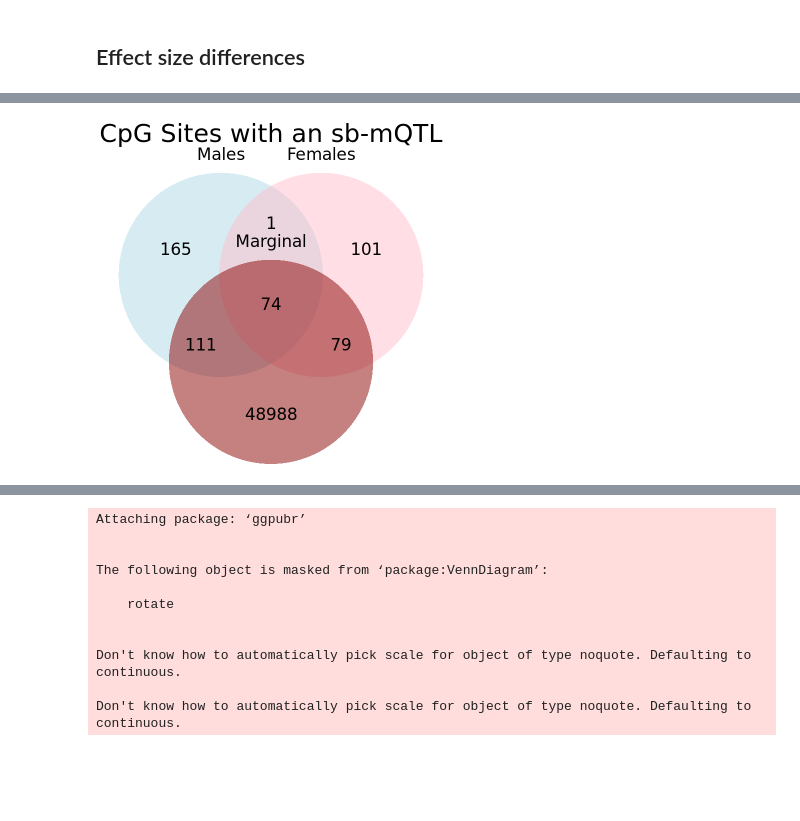
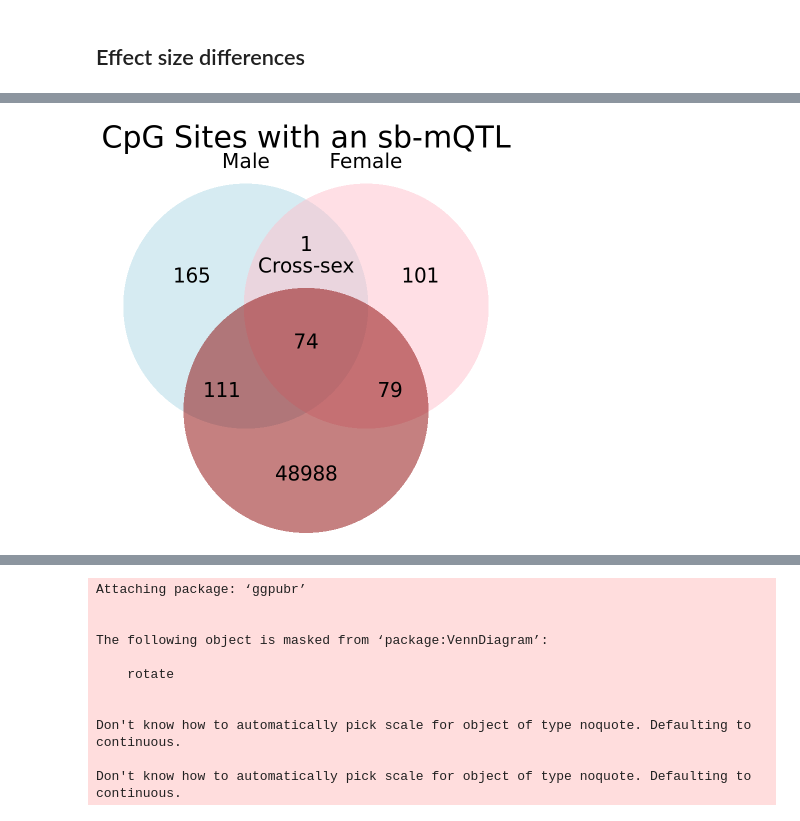
Before and after one commit to wilcas/sex_specific_mQTL, a Jupyter notebook: delahaye_mQTL_analyses/bonf_mQTL_exploration.ipynb, the cells around one changed output, grey strips where cells are left out. Saved outputs shown, nothing was run; the diff lists cells and outputs as text; code cells hidden in the pictures; blank space fills up the shorter version.

```diff
--- a/delahaye_mQTL_analyses/bonf_mQTL_exploration.ipynb
+++ b/delahaye_mQTL_analyses/bonf_mQTL_exploration.ipynb
@@ -70,22 +72,22 @@ A data.table: 1 × 3
 # %%
 grid.draw(
     venn.diagram(
-        list(Males = unique(male_int$Probe), Females = unique(female_int$Probe),Marginal = unique(marginal$Probe)),
+        list(Male = unique(male_int$Probe), Female = unique(female_int$Probe),"Cross-sex" = unique(marginal$Probe)),
         filename=NULL,
         fill=c("light blue", "pink", "dark Red"),
         cat.pos=c(-0,0,0),
         lty = rep("blank",3),
         cex=2,
         cat.cex=2,
         main.cex=3,
         fontfamily= rep("sans-serif",1),
         main.fontfamily= rep("sans-serif",3),
         cat.fontfamily= rep("sans-serif",3),
         main = "CpG Sites with an sb-mQTL"
     )
 )
 # %% [output]
-[figure, old version]
+[figure, new version]
 # %%
 options(width= 10, repr.plot.height= 5, repr.plot.res = 300)
 marginal_count_dt <- marginal[,.(nprobe=uniqueN(Probe),mQTL=.N),by="Chr"]
```
Also changed, not shown: parts of 7 cells of this notebook, 2 other files.
